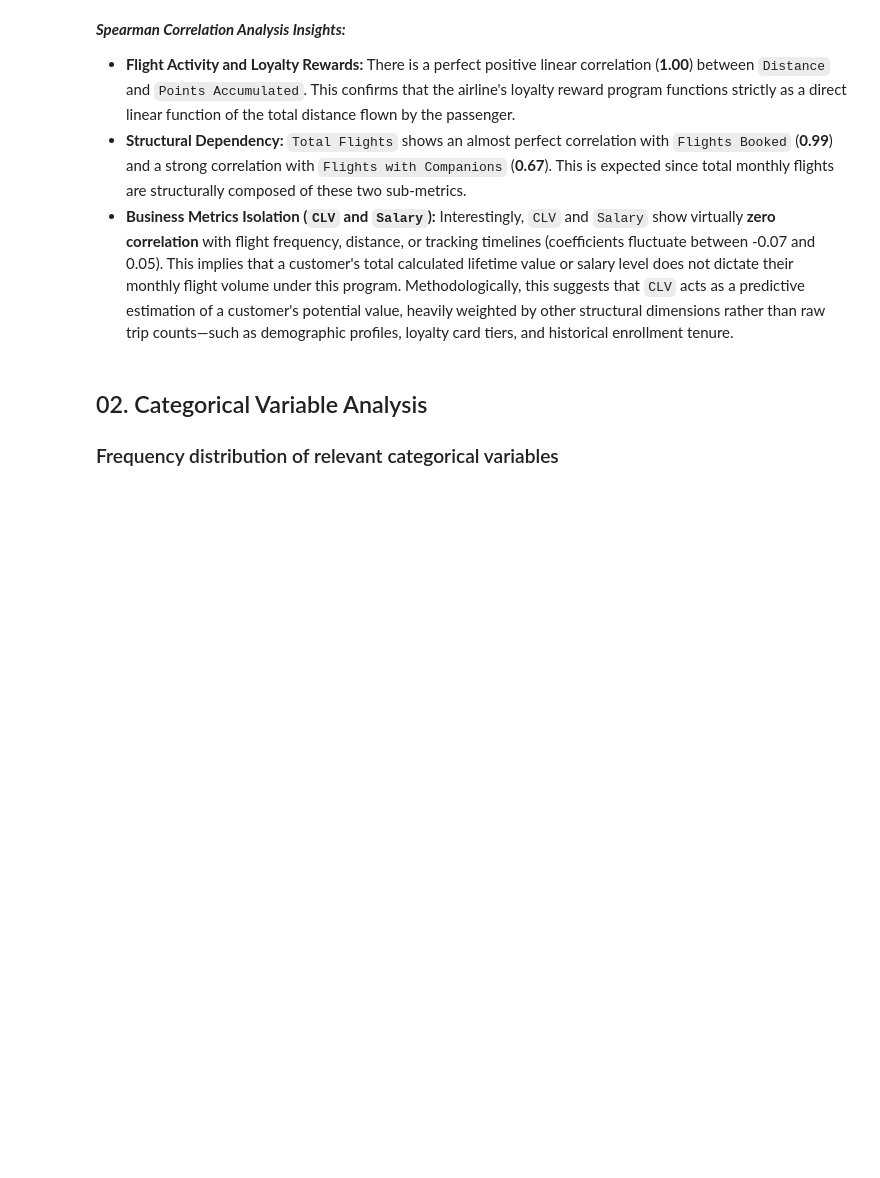
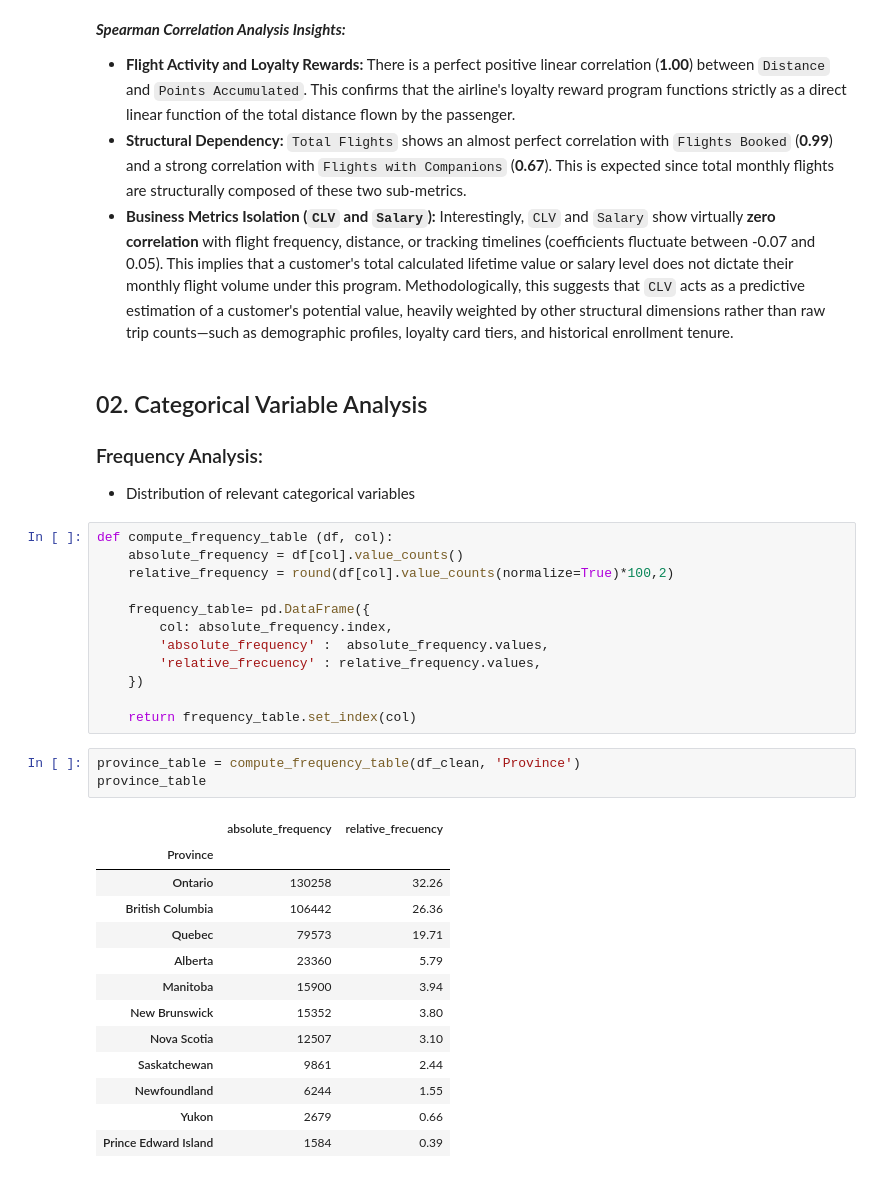
Before and after one commit to Adalab/bda-modulo-3-evaluacion-final-MATC-90, a Jupyter notebook: src/notebooks/02_Statistical_Analysis_and_Data_Visualization.ipynb, the cells around one changed output. Saved outputs shown, nothing was run; the diff lists cells and outputs as text; blank space fills up the shorter version.

Commit message:
Categorical variable analysis completed

```diff
--- a/src/notebooks/02_Statistical_Analysis_and_Data_Visualization.ipynb
+++ b/src/notebooks/02_Statistical_Analysis_and_Data_Visualization.ipynb
@@ -447,4 +447,35 @@ plt.savefig("../figures/key_correlations.png", dpi=300)
 # %% [markdown]
 ## 02. Categorical Variable Analysis
 
-### Frequency distribution of relevant categorical variables
+### Frequency Analysis:
+
+- Distribution of relevant categorical variables
+# %%
+def compute_frequency_table (df, col):
+    absolute_frequency = df[col].value_counts()
+    relative_frequency = round(df[col].value_counts(normalize=True)*100,2)
+
+    frequency_table= pd.DataFrame({
+        col: absolute_frequency.index,
+        'absolute_frequency' :  absolute_frequency.values,
+        'relative_frecuency' : relative_frequency.values,
+    })
+
+    return frequency_table.set_index(col)
+# %%
+province_table = compute_frequency_table(df_clean, 'Province')
+province_table
+# %% [output]
+|  | absolute_frequency | relative_frecuency |
+| Province |  |  |
+| Ontario | 130258 | 32.26 |
+| British Columbia | 106442 | 26.36 |
+| Quebec | 79573 | 19.71 |
+| Alberta | 23360 | 5.79 |
+| Manitoba | 15900 | 3.94 |
+| New Brunswick | 15352 | 3.80 |
+| Nova Scotia | 12507 | 3.10 |
+| Saskatchewan | 9861 | 2.44 |
+| Newfoundland | 6244 | 1.55 |
+| Yukon | 2679 | 0.66 |
+| Prince Edward Island | 1584 | 0.39 |
```
Also changed, not shown: parts of 9 cells of this notebook, 2 other files.
